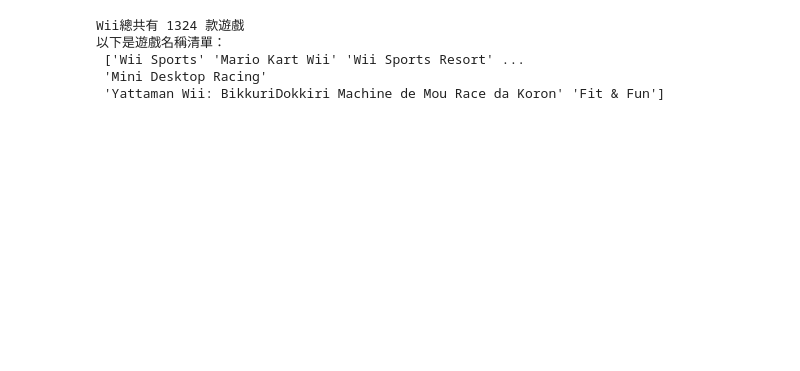
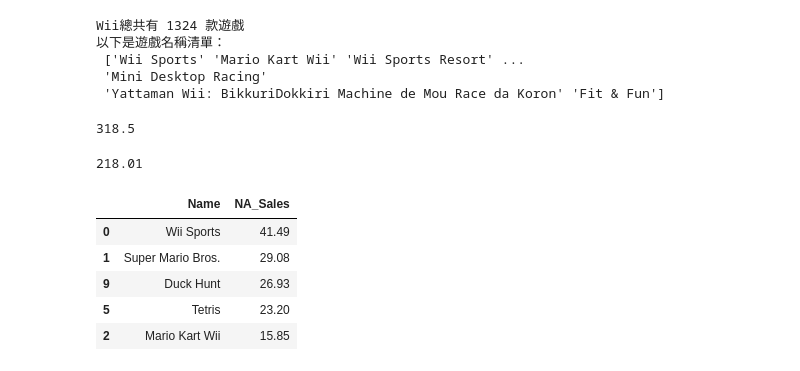
Before and after one commit to Yiting916/data_analysis, a Jupyter notebook: 03-02.Pandas_課堂練習.ipynb, the cells around one changed output. Cells and saved outputs as stored; diff of their text form; code cells hidden in the pictures; blank space fills up the shorter version.

```diff
--- a/03-02.Pandas_課堂練習.ipynb
+++ b/03-02.Pandas_課堂練習.ipynb
@@ -164,0 +169,30 @@ Wii總共有 1324 款遊戲
+# %%
+#計算所有GBA遊戲的銷售總合
+#cols = ["Name","Platform","Global_Sales"]
+#data[cols][data["Platform"] == "GBA"]
+data[data["Platform"] == "GBA"]["Global_Sales"].sum()
+# %% [output]
+318.5
+# %%
+#計算任天堂運動類遊戲的銷售總量
+c1 = data["Publisher"]=="Nintendo"
+c2 = data["Genre"]=="Sports"
+data[c1 & c2]["Global_Sales"].sum()
+# %% [output]
+218.01
+# %%
+#列出北美地區銷售量最高的前五名遊戲
+# 法1:
+top5 = data.sort_values(by="NA_Sales", ascending=False).head()
+top5[["Name", "NA_Sales"]]
+
+# # 法2:
+# idx = data["NA_Sales"].sort_values(ascending=False).index[0:5]
+# data.loc[idx, ["Name", "NA_Sales"]]
+# %% [output]
+|  | Name | NA_Sales |
+| 0 | Wii Sports | 41.49 |
+| 1 | Super Mario Bros. | 29.08 |
+| 9 | Duck Hunt | 26.93 |
+| 5 | Tetris | 23.20 |
+| 2 | Mario Kart Wii | 15.85 |
```
Also changed, not shown: parts of 11 cells of this notebook.
